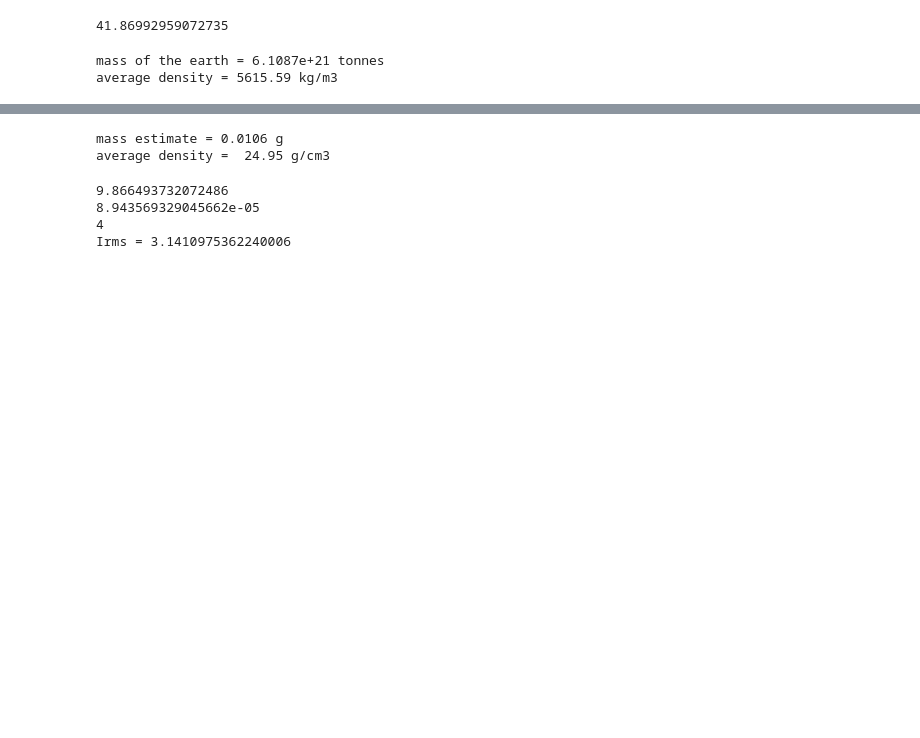
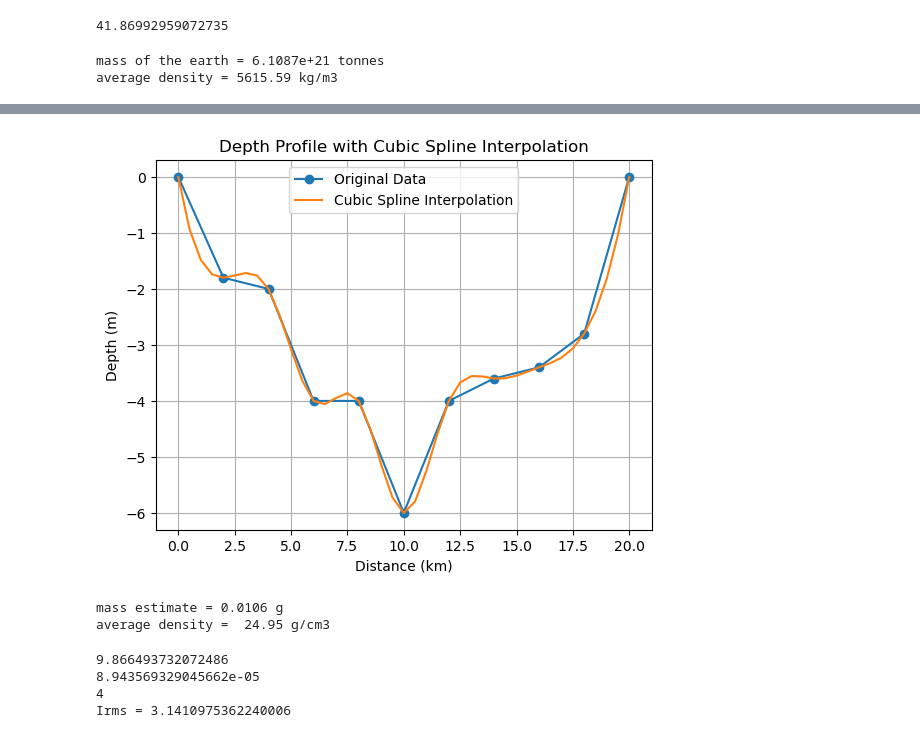
Before and after one commit to dtrad/goph420_class, a Jupyter notebook: examples/lecture1c.ipynb, the cells around one changed output, grey strips where cells are left out. Drawn from its saved outputs; the diff is of its cells as text; code cells hidden in the pictures; blank space fills up the shorter version.

```diff
--- a/examples/lecture1c.ipynb
+++ b/examples/lecture1c.ipynb
@@ -104,3 +143,15 @@ def trapuneq(x,y):
+# %%
+# plot both the original and refined depth profiles
+plt.plot(distance, depthb, marker='o', label='Original Data')
+plt.plot(distance_fine, -depth_fine, label='Cubic Spline Interpolation')
+plt.xlabel('Distance (km)')
+plt.ylabel('Depth (m)')
+plt.title('Depth Profile with Cubic Spline Interpolation')
+plt.legend()
+plt.grid()
+plt.show()
+# %% [output]
+[figure, added]
 # %%
 import numpy as np
 
```
Also changed, not shown: parts of 16 cells of this notebook.
